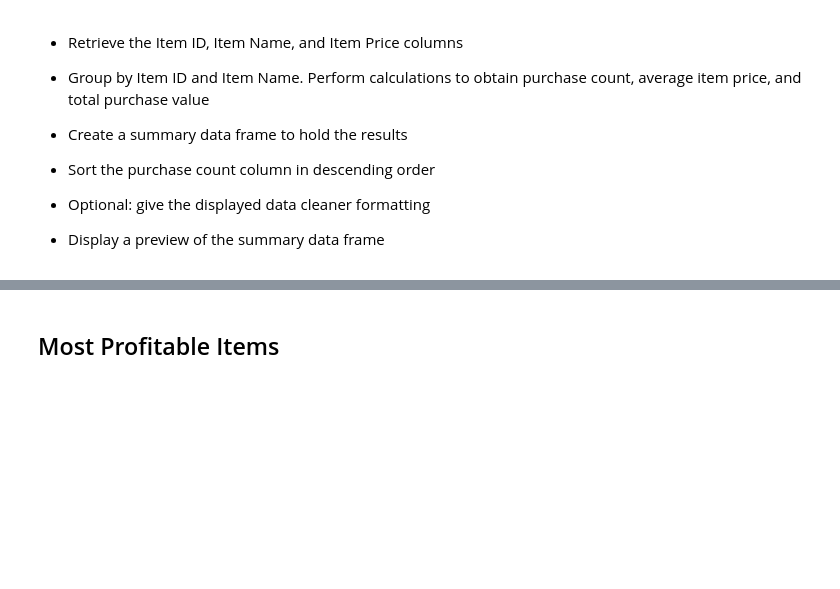
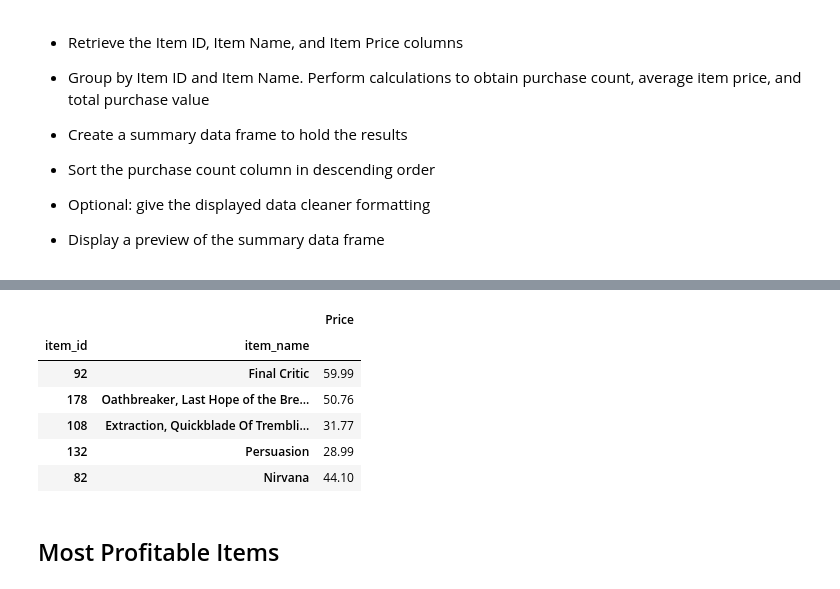
Before and after one commit to sunwoo-kim20/pandas-challenge, a Jupyter notebook: HeroesOfPymoli/HeroesOfPymoli_starter.ipynb, the cells around one changed output, grey strips where cells are left out. Cells and saved outputs as stored; diff of their text form; code cells hidden in the pictures; blank space fills up the shorter version.

```diff
--- a/HeroesOfPymoli/HeroesOfPymoli_starter.ipynb
+++ b/HeroesOfPymoli/HeroesOfPymoli_starter.ipynb
@@ -367,3 +368,29 @@ top_spenders_df['Total_Purchase_Value'] = top_spenders_df['Total_Purchase_Value'
+# %%
+# Grab item id, item name, and price columns
+popular_price_df = purchase_renamed_df[['item_id', 'item_name', 'Price']]
+popular_price_df.head()
+
+# Group by item id/name and take the counts of item in descending order
+popular_item_grouped = popular_price_df.groupby(['item_id', 'item_name'])
+popular_counts = popular_item_grouped.count()['Price'].sort_values(ascending = False)[0:5]
+
+# Calculate the sum of the purchase values for the top 5 most popular items
+popular_totals = popular_item_grouped.sum().loc[popular_counts.index, :]
+
+# Calculate average price for the top 5 most popular items
+popular_avg_prices = popular_totals/popular_counts
+
+# Create summary data frame
+
+popular_item
+# %% [output]
+|  |  | Price |
+| item_id | item_name |  |
+| 92 | Final Critic | 59.99 |
+| 178 | Oathbreaker, Last Hope of the Bre... | 50.76 |
+| 108 | Extraction, Quickblade Of Trembli... | 31.77 |
+| 132 | Persuasion | 28.99 |
+| 82 | Nirvana | 44.10 |
 # %% [markdown]
 ## Most Profitable Items
 # %% [markdown]
```
Also changed, not shown: parts of 2 cells of this notebook.
